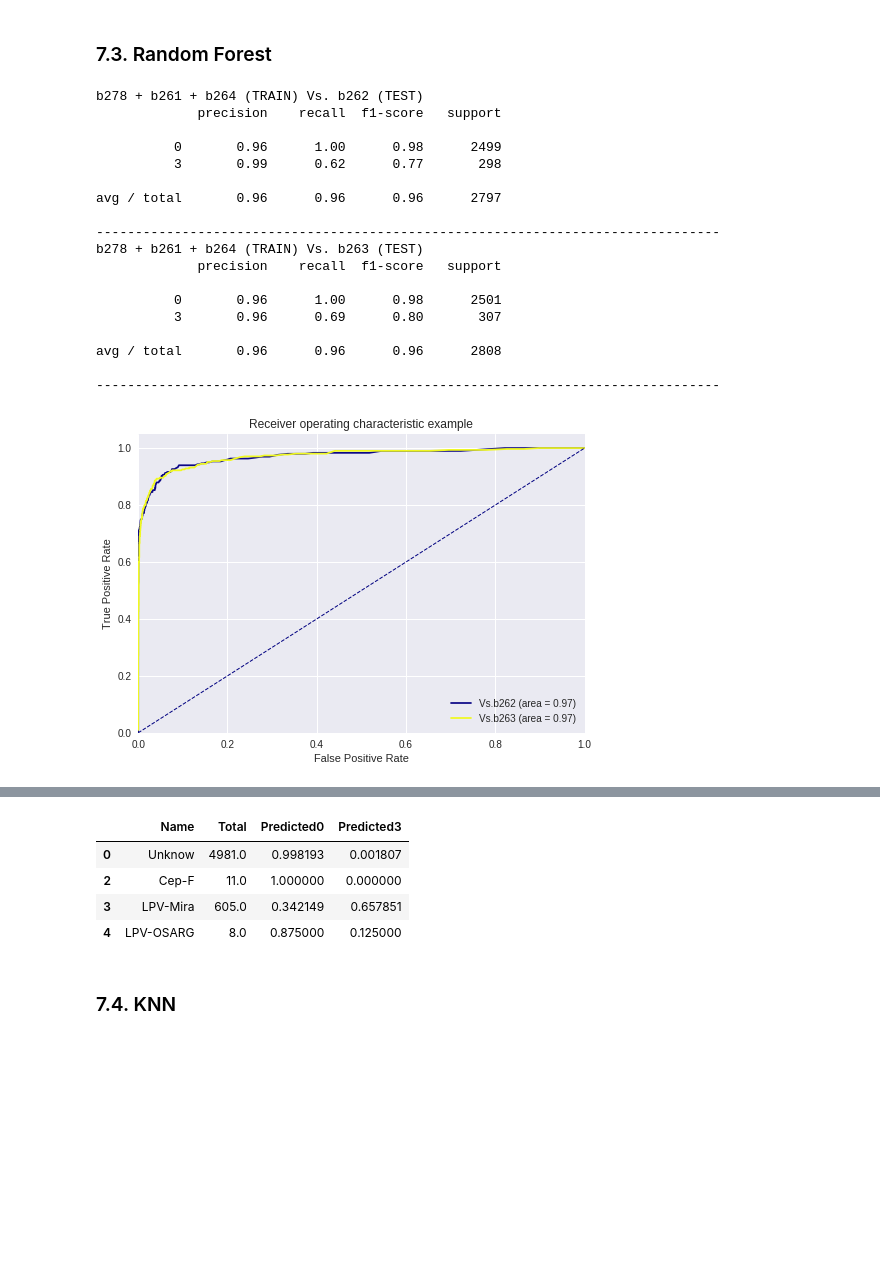
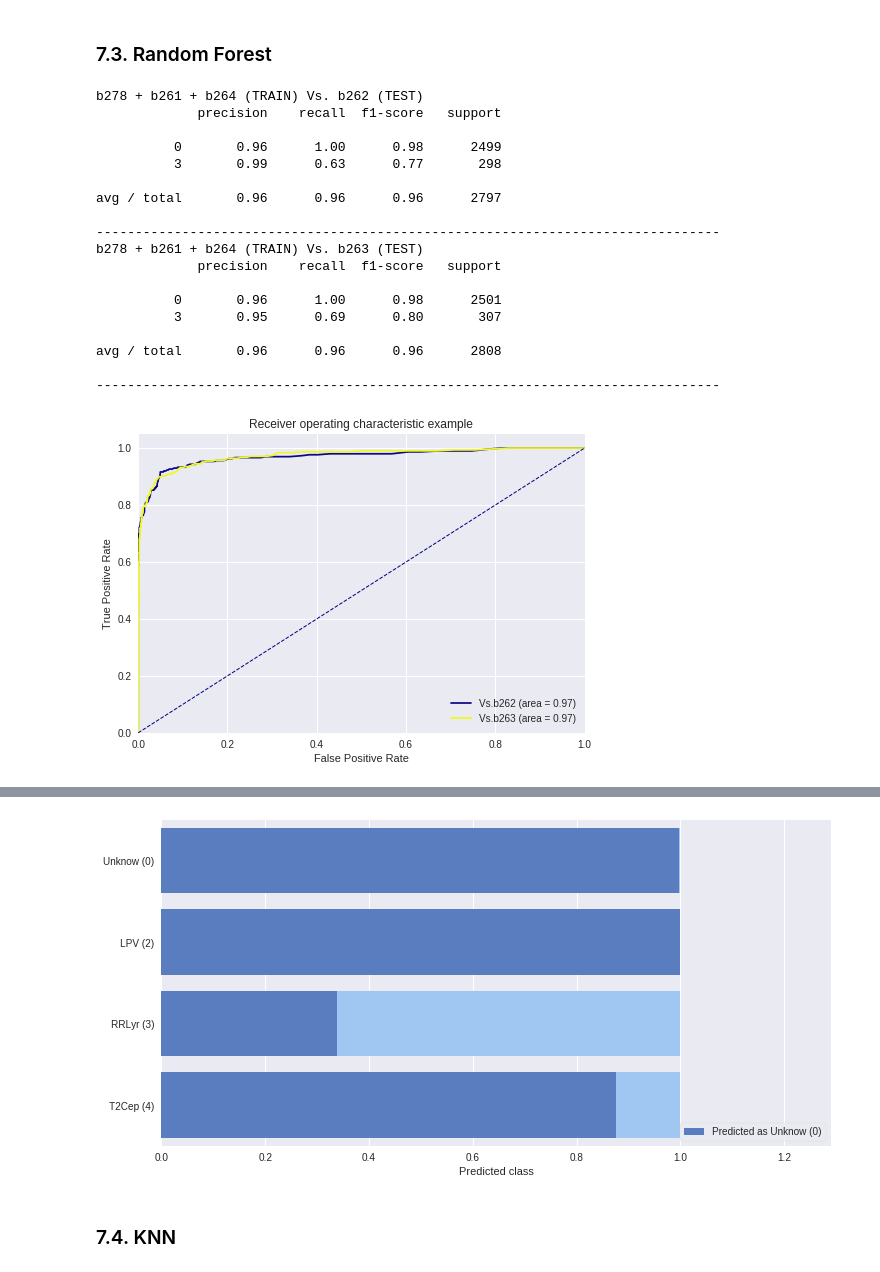
Before and after one commit to carpyncho/vvv_gen_catalog, a Jupyter notebook: samplesVSTO0.ipynb, the cells around one changed output, grey strips where cells are left out. Cells and saved outputs as stored; diff of their text form; code cells hidden in the pictures; blank space fills up the shorter version.

```diff
--- a/samplesVSTO0.ipynb
+++ b/samplesVSTO0.ipynb
@@ -816,27 +737,27 @@ Wall time: 166 ms
 # %%
 rf = WithAnotherExperiment(
     clf=RandomForestClassifier(n_estimators=500, criterion="entropy"),
     clsnum=sclasses, data=data, pcls="RRLyr", X_columns=X_columns, y_column="scls")
 rf = rf(["b278", "b261", "b264"])
 %time roc(rf)
-real_vs_predicted(rf, orig_cls_names)
+real_vs_predicted(rf, orig_scls_names)
 # %% [output]
 b278 + b261 + b264 (TRAIN) Vs. b262 (TEST)
              precision    recall  f1-score   support
 
           0       0.96      1.00      0.98      2499
-          3       0.99      0.62      0.77       298
+          3       0.99      0.63      0.77       298
 
 avg / total       0.96      0.96      0.96      2797
 
 --------------------------------------------------------------------------------
 b278 + b261 + b264 (TRAIN) Vs. b263 (TEST)
              precision    recall  f1-score   support
 
           0       0.96      1.00      0.98      2501
-          3       0.96      0.69      0.80       307
+          3       0.95      0.69      0.80       307
 
 avg / total       0.96      0.96      0.96      2808
 
 --------------------------------------------------------------------------------
-[figure, old version]
+[figure, new version]
@@ -845,8 +766,4 @@ Wall time: 274 ms
-|  | Name | Total | Predicted0 | Predicted3 |
-| 0 | Unknow | 4981.0 | 0.998193 | 0.001807 |
-| 2 | Cep-F | 11.0 | 1.000000 | 0.000000 |
-| 3 | LPV-Mira | 605.0 | 0.342149 | 0.657851 |
-| 4 | LPV-OSARG | 8.0 | 0.875000 | 0.125000 |
+[figure, added]
 # %% [markdown]
 ### 7.4. KNN
 # %%
```
Also changed, not shown: parts of 23 cells of this notebook, 1 other file.
